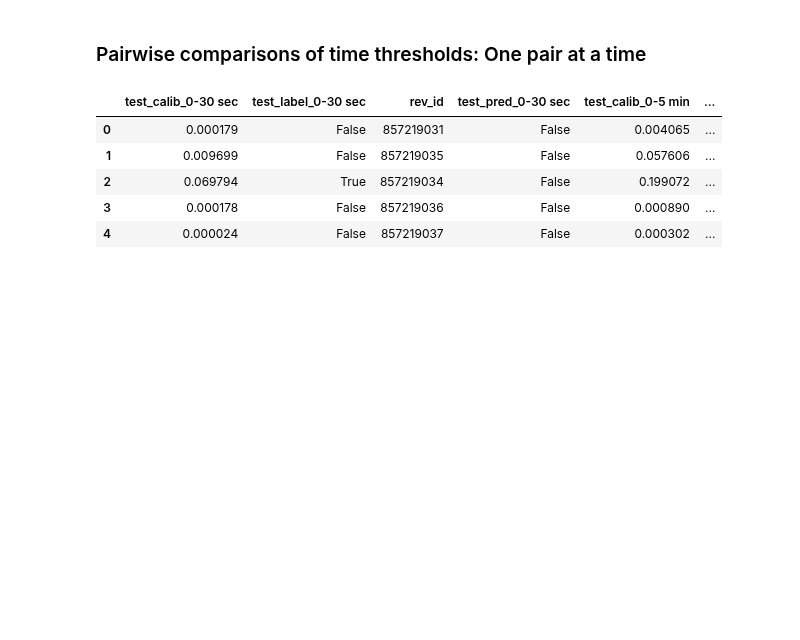
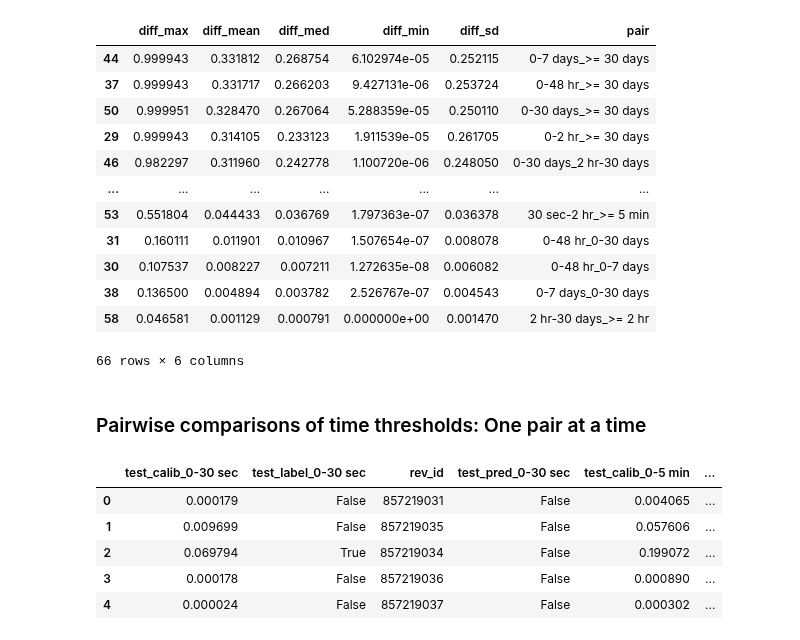
Before and after one commit to levon003/wiki-ores-feedback, a Jupyter notebook: notebook/audit/RevertPredictionAnalysis_SHW.ipynb, the cells around one changed output. Saved outputs shown, nothing was run; the diff lists cells and outputs as text; code cells hidden in the pictures; blank space fills up the shorter version.

```diff
--- a/notebook/audit/RevertPredictionAnalysis_SHW.ipynb
+++ b/notebook/audit/RevertPredictionAnalysis_SHW.ipynb
@@ -44,3 +82,19 @@ for label in pred_df_dict:
+# %%
+chg_all.sort_values(by = 'diff_mean', ascending = False)
+# %% [output]
+|  | diff_max | diff_mean | diff_med | diff_min | diff_sd | pair |
+| 44 | 0.999943 | 0.331812 | 0.268754 | 6.102974e-05 | 0.252115 | 0-7 days_>= 30 days |
+| 37 | 0.999943 | 0.331717 | 0.266203 | 9.427131e-06 | 0.253724 | 0-48 hr_>= 30 days |
+| 50 | 0.999951 | 0.328470 | 0.267064 | 5.288359e-05 | 0.250110 | 0-30 days_>= 30 days |
+| 29 | 0.999943 | 0.314105 | 0.233123 | 1.911539e-05 | 0.261705 | 0-2 hr_>= 30 days |
+| 46 | 0.982297 | 0.311960 | 0.242778 | 1.100720e-06 | 0.248050 | 0-30 days_2 hr-30 days |
+| ... | ... | ... | ... | ... | ... | ... |
+| 53 | 0.551804 | 0.044433 | 0.036769 | 1.797363e-07 | 0.036378 | 30 sec-2 hr_>= 5 min |
+| 31 | 0.160111 | 0.011901 | 0.010967 | 1.507654e-07 | 0.008078 | 0-48 hr_0-30 days |
+| 30 | 0.107537 | 0.008227 | 0.007211 | 1.272635e-08 | 0.006082 | 0-48 hr_0-7 days |
+| 38 | 0.136500 | 0.004894 | 0.003782 | 2.526767e-07 | 0.004543 | 0-7 days_0-30 days |
+| 58 | 0.046581 | 0.001129 | 0.000791 | 0.000000e+00 | 0.001470 | 2 hr-30 days_>= 2 hr |
+66 rows × 6 columns
 # %% [markdown]
 ### Pairwise comparisons of time thresholds: One pair at a time
 # %%
```
Also changed, not shown: parts of 7 cells of this notebook.
